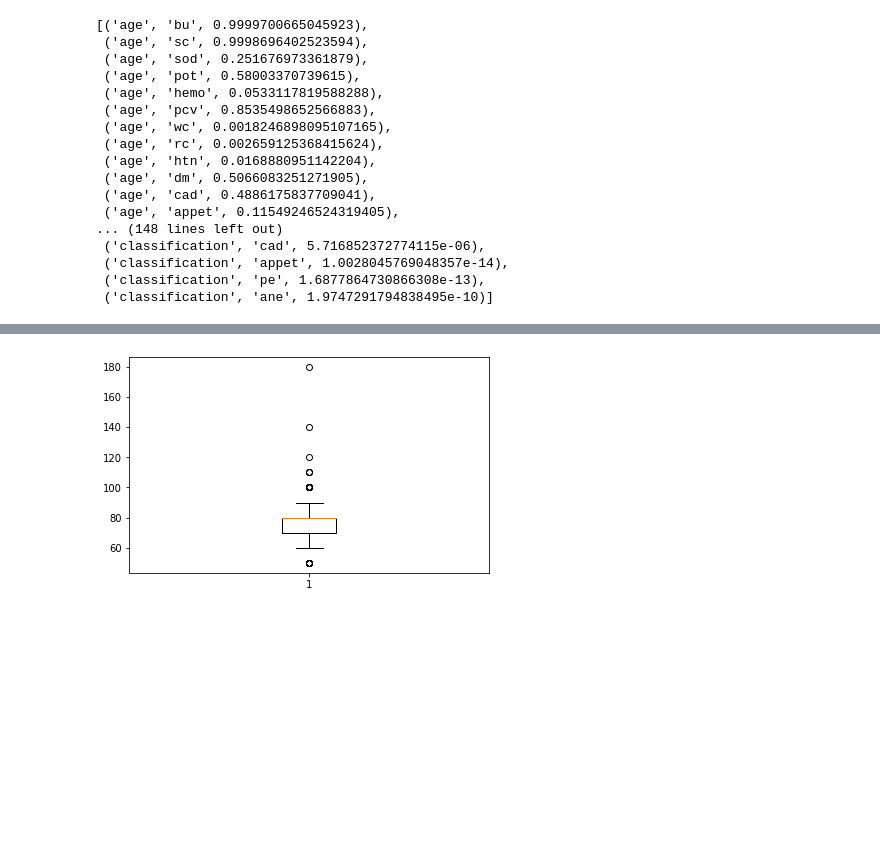
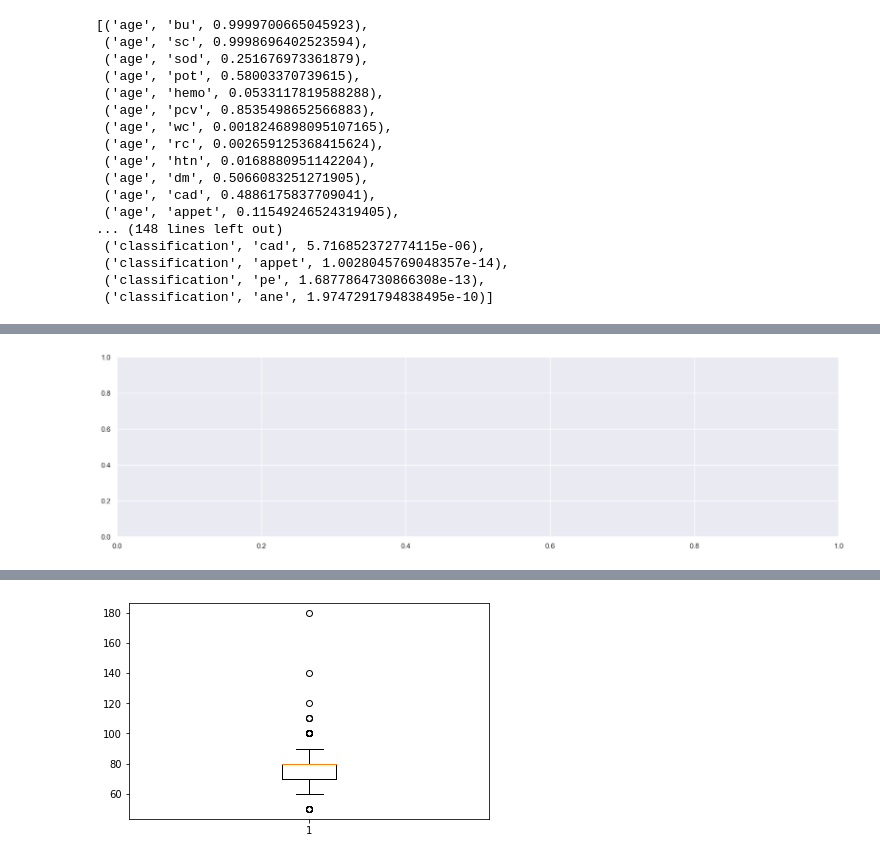
Before and after one commit to R3AlL3nGz3i/kidney_disease_identification, a Jupyter notebook: heart_disease_ml.ipynb, the cells around one changed output, grey strips where cells are left out. Drawn from its saved outputs; the diff is of its cells as text; code cells hidden in the pictures; blank space fills up the shorter version.

```diff
--- a/heart_disease_ml.ipynb
+++ b/heart_disease_ml.ipynb
@@ -284,0 +261,4 @@ ValueError: could not convert string to float: 'normal'
+# %%
+fig, ax = plt.subplots(figsize=(20, 5))
+# %% [output]
+[figure, added]
```
Also changed, not shown: parts of 16 cells of this notebook, 1 other file.
